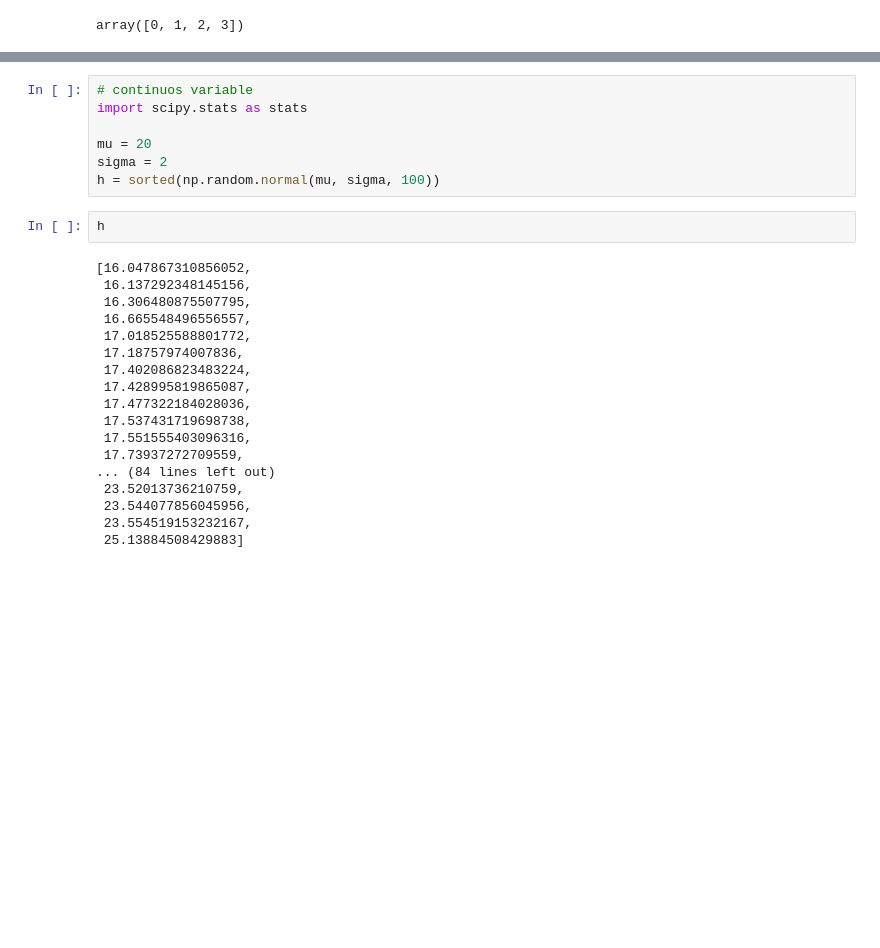
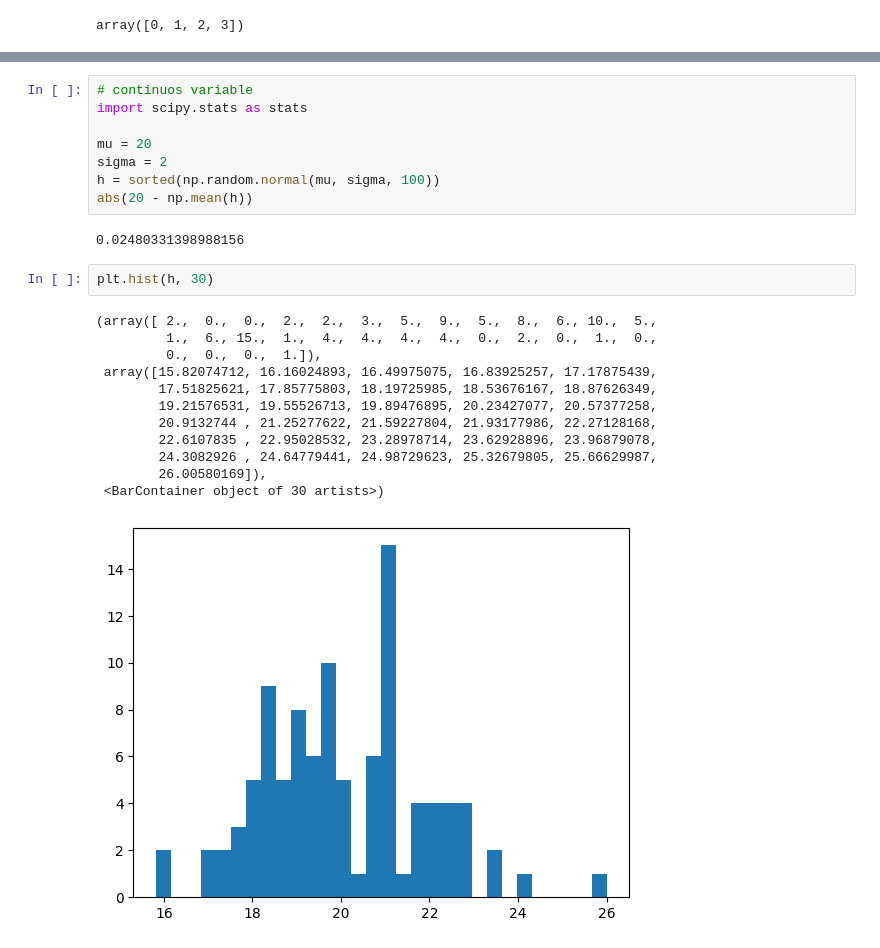
Before and after one commit to edwinmesa/dt_learn_data_science, a Jupyter notebook: python/statistics/ACADGILD/video_data_types.ipynb, the cells around one changed output, grey strips where cells are left out. Saved outputs shown, nothing was run; the diff lists cells and outputs as text; blank space fills up the shorter version.

```diff
--- a/python/statistics/ACADGILD/video_data_types.ipynb
+++ b/python/statistics/ACADGILD/video_data_types.ipynb
@@ -25,23 +25,21 @@ import scipy.stats as stats
 mu = 20
 sigma = 2
 h = sorted(np.random.normal(mu, sigma, 100))
+abs(20 - np.mean(h))
+# %% [output]
+0.02480331398988156
-# %%
-h
-# %% [output]
-[16.047867310856052,
- 16.137292348145156,
- 16.306480875507795,
- 16.665548496556557,
- 17.018525588801772,
- 17.18757974007836,
- 17.402086823483224,
- 17.428995819865087,
- 17.477322184028036,
- 17.537431719698738,
- 17.551555403096316,
- 17.73937272709559,
-... (84 lines left out)
- 23.52013736210759,
- 23.544077856045956,
- 23.554519153232167,
- 25.13884508429883]
+# %%
+plt.hist(h, 30)
+# %% [output]
+(array([ 2.,  0.,  0.,  2.,  2.,  3.,  5.,  9.,  5.,  8.,  6., 10.,  5.,
+         1.,  6., 15.,  1.,  4.,  4.,  4.,  4.,  0.,  2.,  0.,  1.,  0.,
+         0.,  0.,  0.,  1.]),
+ array([15.82074712, 16.16024893, 16.49975075, 16.83925257, 17.17875439,
+        17.51825621, 17.85775803, 18.19725985, 18.53676167, 18.87626349,
+        19.21576531, 19.55526713, 19.89476895, 20.23427077, 20.57377258,
+        20.9132744 , 21.25277622, 21.59227804, 21.93177986, 22.27128168,
+        22.6107835 , 22.95028532, 23.28978714, 23.62928896, 23.96879078,
+        24.3082926 , 24.64779441, 24.98729623, 25.32679805, 25.66629987,
+        26.00580169]),
+ <BarContainer object of 30 artists>)
+[figure, added]
```
Also changed, not shown: parts of 9 cells of this notebook, 10 other files.
